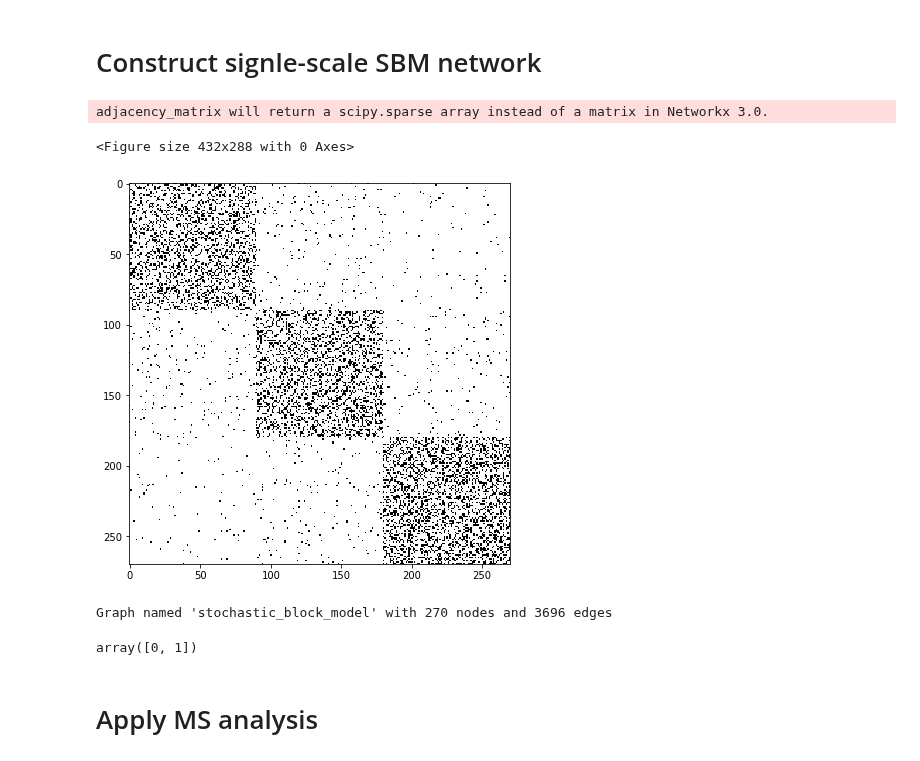
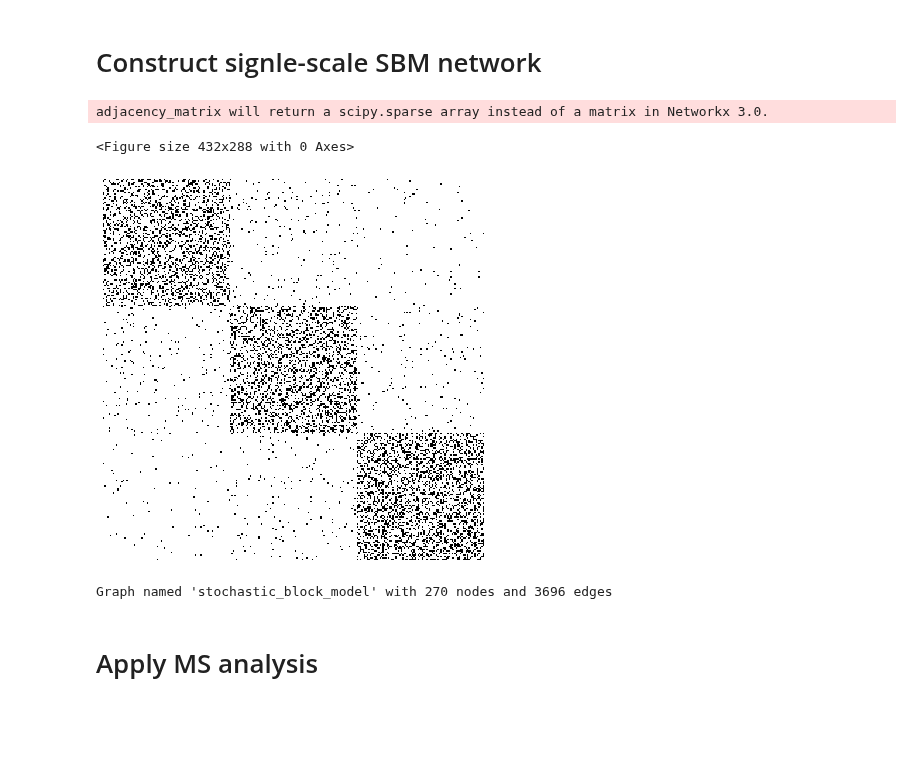
Before and after one commit to barahona-research-group/MCF, a Jupyter notebook: paper/2303_sSBM.ipynb, the cells around one changed output. Drawn from its saved outputs; the diff is of its cells as text; code cells hidden in the pictures; blank space fills up the shorter version.

```diff
--- a/paper/2303_sSBM.ipynb
+++ b/paper/2303_sSBM.ipynb
@@ -11,32 +11,33 @@ from scipy.linalg import block_diag
 
 from msfiltration import MCF
 # %%
-root_fig = '/home/tc/OneDrive/Software/MSFiltration/paper/figures/'
+root_fig = '/home/tc/OneDrive/Software/MCF/figures/'
 plt.rcParams.update({'font.size': 20})
 # %% [markdown]
 # Construct signle-scale SBM network
 # %%
 n = 270
 
 # set a simple SBM model
 sizes = [int(n/3), int(n/3), int(n/3)]
 probs = [[0.25, 0.02, 0.01], [0.02, 0.25, 0.02], [0.01, 0.02, 0.3]]
 
 G = nx.stochastic_block_model(sizes, probs, seed=1)
 
 A = nx.adjacency_matrix(G).toarray()
 
 # plot matrix
 plt.figure()
 figure(figsize=(8, 7))
 plt.imshow(A, interpolation="nearest",cmap='binary')
+plt.axis('off')
 plt.savefig(root_fig +'single_scale_SBM_adjacency_matrix.pdf', bbox_inches='tight')
 plt.show()
 
 print(G)
 # %% [output]
 adjacency_matrix will return a scipy.sparse array instead of a matrix in Networkx 3.0.
 <Figure size 432x288 with 0 Axes>
-[figure, old version]
+[figure, new version]
 Graph named 'stochastic_block_model' with 270 nodes and 3696 edges
 # %%
@@ -44,8 +45,4 @@ root_fig = '/home/tc/OneDrive/Software/MSFiltration/paper/figures/'
 plt.rcParams.update({'font.size': 20})
-# %%
-np.unique(A)
-# %% [output]
-array([0, 1])
 # %% [markdown]
 # Apply MS analysis
 # %%
```
Also changed, not shown: parts of 9 cells of this notebook, 5 other files.
